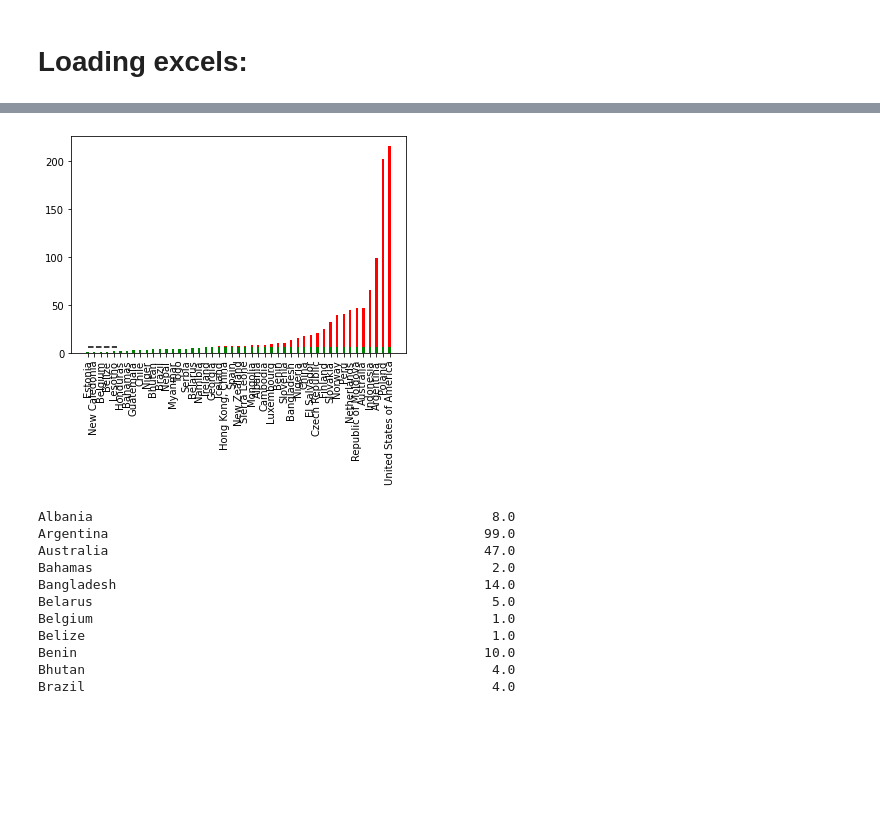
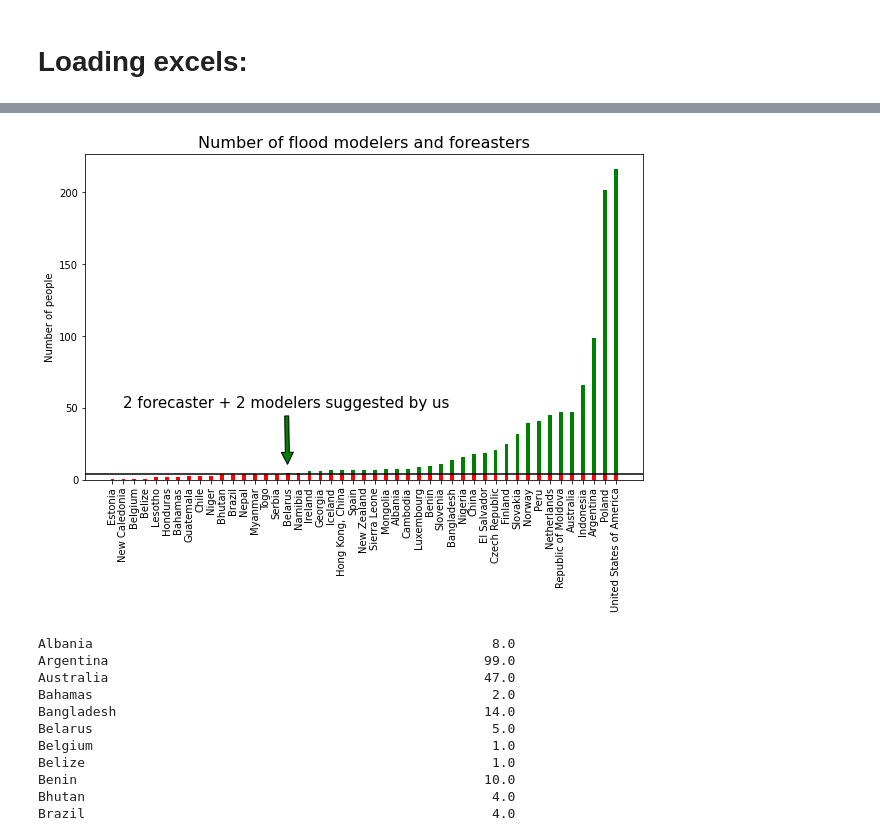
Before and after one commit to yairrinat/Survey_Analysis, a Jupyter notebook: survey_analysis.ipynb, the cells around one changed output, grey strips where cells are left out. Saved outputs shown, nothing was run; the diff lists cells and outputs as text; code cells hidden in the pictures; blank space fills up the shorter version.

Commit message:
with 2 plots for budget and staff

```diff
--- a/survey_analysis.ipynb
+++ b/survey_analysis.ipynb
@@ -20,6 +20,7 @@ url_pop = "https://github.com/yairrinat/Survey_Analysis/blob/main/world_pop_all.
 url_country_area = "https://github.com/yairrinat/Survey_Analysis/blob/main/country_area_new.xlsx?raw=true"
 url_staff_reduced = "https://github.com/yairrinat/Survey_Analysis/blob/main/WMO%20Hydrology%20Survey_Staff_reduced.xlsx?raw=true"
 url_GDP = "https://github.com/yairrinat/Survey_Analysis/blob/main/GDP_PPP.xlsx?raw=true"
+url_budget = "https://github.com/yairrinat/Survey_Analysis/blob/main/budget.xlsx?raw=true"
 
 #load personal data:
 df_personal = pd.read_excel(url_world,index_col = 0,header = 0, sheet_name = "Person details")
@@ -40,7 +41,11 @@ list_ind[0] = "secondary_title"
 df_staff_reduced.index= list_ind
 df_staff_reduced.head(10)
 
-#load ... to be continued later
+#load budget:
+df_budget = pd.read_excel(url_budget,index_col=0,header = 0)
+df_budget.dropna(inplace=True)
+df_budget.sort_values(by  = "Total million nis", inplace=True)
+df_budget.head()
 
 #load population data:
 df_pop = pd.read_excel(url_pop)
@@ -76,5 +75,6 @@ df
 # %%
 aa = df_staff_reduced.iloc[1:,3]
+
 print(aa.head())
 
 def identity_total_personal(x_in):
@@ -101,57 +101,87 @@ print(new.head())
 # now for the plotting:
 new = new[new!=0]
 new = new.sort_values()
-
 new_array = np.array(new)
 new_country = np.array(new.index)
-
 #----------------------------------------------------
-threshold = 6    # 7 forecasters
+threshold = 4    # 4 modelers and forecasters
 
 # split it up
 above_threshold = np.maximum(new_array - threshold, 0)
 below_threshold = np.minimum(new_array, threshold)
 
 # and plot it
-fig, ax = plt.subplots()
+fig, ax = plt.subplots(figsize = (10,6))
 #plt.figure(figsize=(20, 3))  # width:10, height:8
-ax.bar(new_country, below_threshold, 0.35, color="g")
-ax.bar(new_country, above_threshold, 0.35, color="r",
-        bottom=below_threshold)
+ax.bar(new_country, below_threshold, 0.35, color="r")
+ax.bar(new_country, above_threshold, 0.35, color="g",bottom=below_threshold)
+plt.axhline(threshold, color = 'k')
 plt.xticks(rotation = 90)
+plt.ylabel('Number of people')
+plt.title("Number of flood modelers and foreasters", fontsize = 16)
 
-# horizontal line indicating the threshold
-ax.plot([0., 4.5], [threshold, threshold], "k--")
+
+# Adding annotation on the plot.
+ax.annotate('2 forecaster + 2 modelers suggested by us', xy=(16, 9), xytext=(1, 50), fontsize=15,
+            arrowprops=dict(facecolor='green', shrink=0.05))
 plt.show()
 #ax.plot(figsize=(60, 10))
-fig.savefig("look-ma_a-threshold-plot.png")
+fig.savefig("look-ma_a-threshold-plot.pdf",bbox_inches = "tight")
 #----------------------------------------------------
 
+# plot Budget:
+df_budget=df_budget.iloc[:,0]
+new_array = np.array(df_budget)
+new_country = np.array(df_budget.index)
+#----------------------------------------------------
+threshold = 2.9    # 4 modelers and forecasters
 
-plt.figure()
+# split it up
+above_threshold = np.maximum(new_array - threshold, 0)
+below_threshold = np.minimum(new_array, threshold)
+# and plot it
+fig, ax = plt.subplots(figsize = (10,6))
+#plt.figure(figsize=(20, 3))  # width:10, height:8
+ax.bar(new_country, below_threshold, 0.35, color="r")
+ax.bar(new_country, above_threshold, 0.35, color="g",bottom=below_threshold)
+plt.axhline(threshold, color = 'k')
+plt.xticks(rotation = 90)
+plt.ylabel('NIS (millions)')
+plt.title("Annual budget for flood forecasting (without Radar, website, and IT)", fontsize = 16)
+
+# Adding annotation on the plot.
+ax.annotate('Total budget suggested by us', xy=(8, 9), xytext=(1, 50), fontsize=15,
+            arrowprops=dict(facecolor='green', shrink=0.05))
+plt.show()
+#ax.plot(figsize=(60, 10))
+fig.savefig("Budget.pdf",bbox_inches = "tight")
+#----------------------------------------------------
+
+plt.figure(figsize = (10,3))
 new.plot(kind = "bar")
+plt.axhline(y = 6, color = "k--")
 
 
 new.plot(kind = "box", ylim =(0,50) )
 
 
 
 plt.violinplot(new)
 
 sns.displot(new, kind="hist", binwidth = 5)
 
 # new.head()
 # # test:
 # a = re.findall(r"\d+","3 jh 32" )
 # print(a)
 # sum([int(a[0]) , int(a[1])])
 
 # identity_total_personal("aa")
 
 
 # type(df_staff[1:,3])
 # %% [output]
-[figure, old version]
+[figure, new version]
 # %%
 new
 # %% [output]
```
Also changed, not shown: parts of 1 cell of this notebook.
